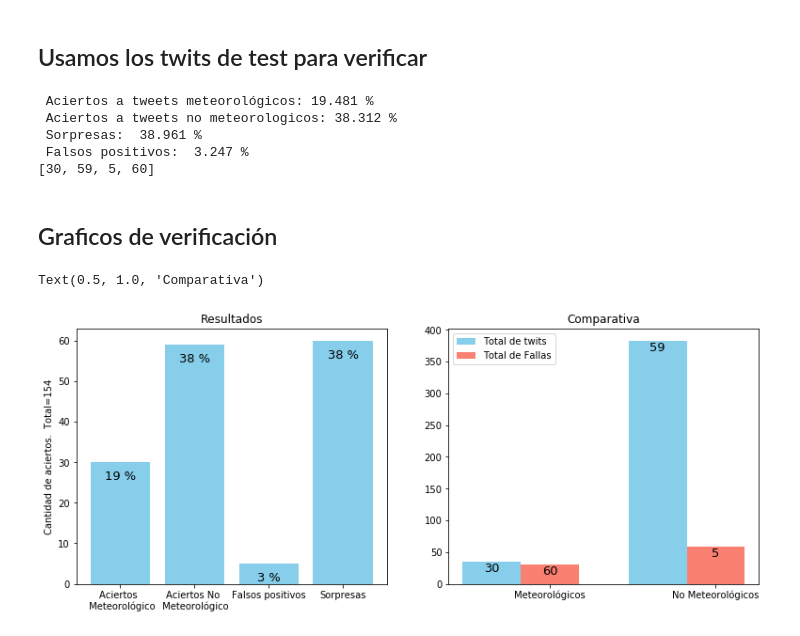
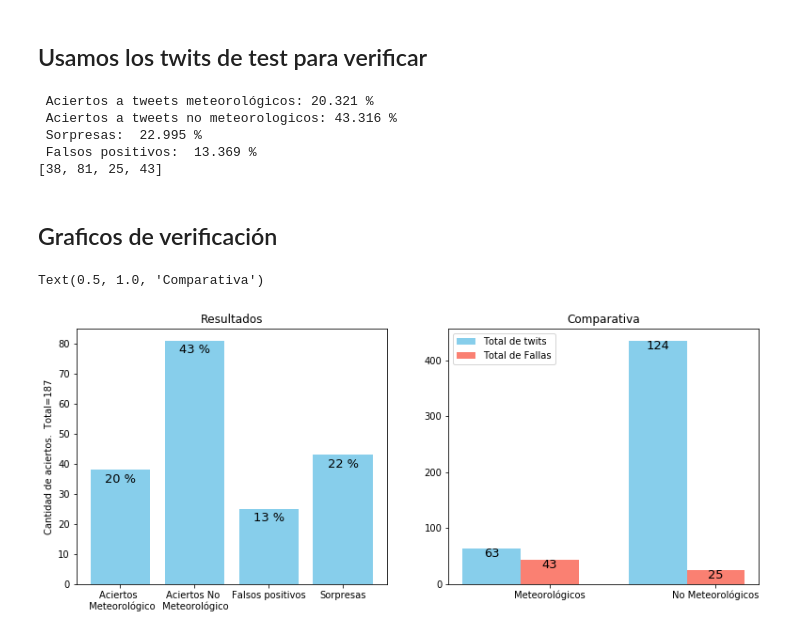
Before and after one commit to agemperador/RELAMPAGO_poster, a Jupyter notebook: redNeuronal/red_bow_prueba.ipynb, the cells around one changed output. Cells and saved outputs as stored; diff of their text form; code cells hidden in the pictures.

```diff
--- a/redNeuronal/red_bow_prueba.ipynb
+++ b/redNeuronal/red_bow_prueba.ipynb
@@ -15,7 +15,7 @@ import matplotlib.pyplot as plt
 # %% [markdown]
 #### Cargo la base de datos clasificada y genero las variables de importancia
 # %%
-TW = pd.read_csv('base_corr.csv')
+TW = pd.read_csv('base_corr_ortografia.csv')
 # %%
 TW.keys()[-3:]
 # %% [output]
@@ -102,8 +102,10 @@ label_to_ix = { 1: 0, 0: 1 }
 # %%
 word_to_ix = {}
 
+datos = train + test
+
 ## Cada palabra que encuentra la guarda en un diccionario
-for sent, _ in train+test:
+for sent, _ in datos:
     for word in sent:
         if word not in word_to_ix:
             word_to_ix[word] = len(word_to_ix)
@@ -232,7 +234,7 @@ optimizer = optim.SGD(model.parameters(), lr=0.1)
 
 error = []
 
-for epoch in range(700):
+for epoch in range(300):
     if epoch % 50 == 0: print('Epoch: %i' %epoch)
     for instance, label in train:
         # Step 1. Remember that Pytorch accumulates gradients.  We need to clear them out
@@ -311,11 +305,11 @@ print('\033[0m Aciertos a tweets meteorológicos:', round((c[0]/sum(c))*100, 3),
 print(c)
 #print ('\033[0m', next(model.parameters())[:,word_to_ix["lluvia"]]) # Index corresponding to Spanish goes up, English goes down!
 # %% [output]
- Aciertos a tweets meteorológicos: 19.481 %
- Aciertos a tweets no meteorologicos: 38.312 %
- Sorpresas:  38.961 %
- Falsos positivos:  3.247 %
-[30, 59, 5, 60]
+ Aciertos a tweets meteorológicos: 20.321 %
+ Aciertos a tweets no meteorologicos: 43.316 %
+ Sorpresas:  22.995 %
+ Falsos positivos:  13.369 %
+[38, 81, 25, 43]
 # %% [markdown]
 ## Graficos de verificación
 # %%
@@ -341,33 +335,33 @@ for rect, porcentaje in zip(bar,c):
     plt.text(rect.get_x() + rect.get_width()/2.0, height, '%d' % round((porcentaje/sum(c))*100, 3) + ' %'
              ,fontsize = 13, color = 'black',ha='center', va='bottom')
 
 
 """GRÁFICO DE COMPARACIÓN PARA CADA TAG"""
 
 ax2 = plt.subplot(1,2,2)
 
 bar1 = plt.bar(np.arange(2), [c[0]+c[2],cant[1]+c[3]], bar_width,
                tick_label = ['Meteorológicos', 'No Meteorológicos'],
                color = 'skyblue', label = 'Total de twits'
               )
 
-for rect, porcentaje in zip(bar1,c[:2]):
+for rect, porcentaje in zip(bar1,[c[0]+c[2],c[1]+c[3]]):
     height = rect.get_height()-20
     plt.text(rect.get_x() + rect.get_width()/2.0, height, '%d' % porcentaje
              ,fontsize = 13, color = 'black',ha='center', va='bottom')
 
 
-bar2 = plt.bar(np.arange(2) +bar_width, [c[0],c[1]], bar_width,
+bar2 = plt.bar(np.arange(2) +bar_width, [c[3],c[2]], bar_width,
               tick_label = ['Meteorológicos', 'No Meteorológicos'],
                color = 'salmon' , label= 'Total de Fallas'
               )
 for rect, porcentaje in zip(bar2,[c[3],c[2]]):
     height = rect.get_height()-20
     plt.text(rect.get_x() + rect.get_width()/2.0, height, '%d' % porcentaje
              ,fontsize = 13, color = 'black',ha='center', va='bottom')
 
 plt.legend()
 plt.title('Comparativa')
 # %% [output]
 Text(0.5, 1.0, 'Comparativa')
-[figure, old version]
+[figure, new version]
```
Also changed, not shown: parts of 8 cells of this notebook.
